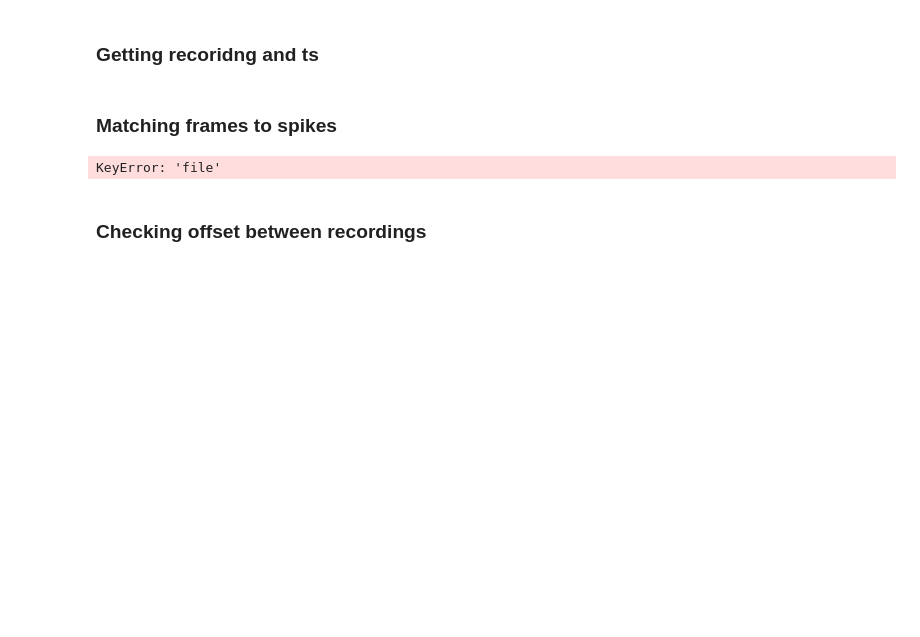
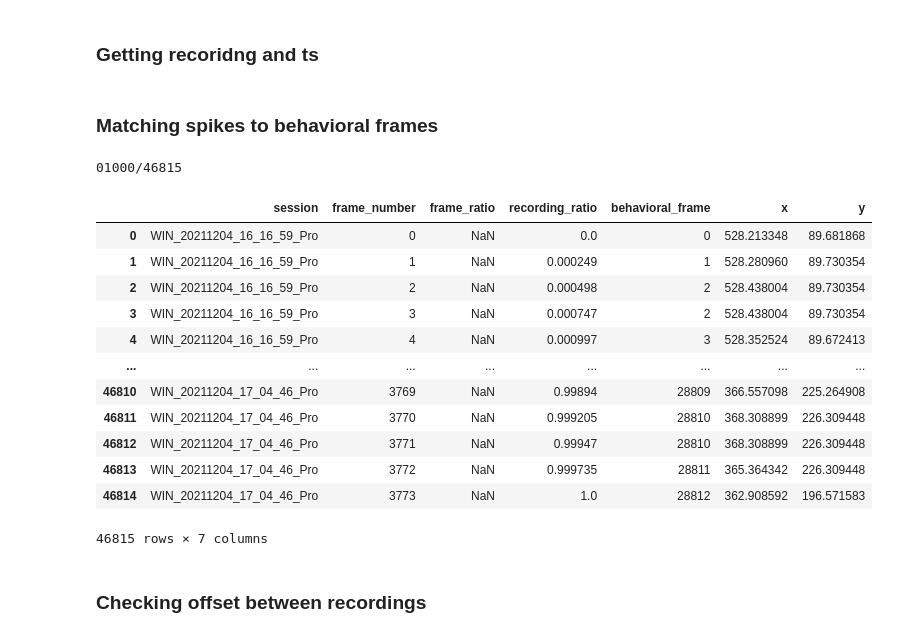
Before and after one commit to cantin-ortiz/cajal_inscopix, a Jupyter notebook: sync_neuronal_behavior.ipynb, the cells around one changed output. Cells and saved outputs as stored; diff of their text form; code cells hidden in the pictures; blank space fills up the shorter version.

```diff
--- a/sync_neuronal_behavior.ipynb
+++ b/sync_neuronal_behavior.ipynb
@@ -133,15 +140,40 @@ for i,r in df_frames.iterrows():
     df_dlc.loc[cursor:end_cursor, 'recording_ratio'] = df_dlc.loc[cursor:end_cursor, 'frame_number'] / (r['end_frame'] - r['start_frame'])
     cursor += (r['end_frame'] - r['start_frame'] + 1)
 # %% [markdown]
-### Matching frames to spikes
+### Matching spikes to behavioral frames
 # %%
+meta_spikes['behavioral_frame'] = 0
+meta_spikes['x'] = 0
+meta_spikes['y'] = 0
+
 for i,r in meta_spikes.iterrows():
     cur_session = r['session']
-    print(r['file'])
-    if i == 100:
-        break
+    if r['session'] == 'discarded':
+        continue
+    sub_df_dlc = df_dlc.query('session == @cur_session')
+    meta_spikes.loc[i,'behavioral_frame'] = sub_df_dlc.index[np.argmin(np.abs(r['recording_ratio'] - sub_df_dlc['recording_ratio']))]
+    meta_spikes.loc[i,'x'] = df_dlc.loc[meta_spikes.loc[i, 'behavioral_frame']]['xc']
+    meta_spikes.loc[i,'y'] = df_dlc.loc[meta_spikes.loc[i, 'behavioral_frame']]['yc']
+    if i%1000 == 0:
+        print('%05d/%d' % (i, meta_spikes.shape[0]))
 # %% [output]
-KeyError: 'file'
+01000/46815
+# %%
+meta_spikes
+# %% [output]
+|  | session | frame_number | frame_ratio | recording_ratio | behavioral_frame | x | y |
+| 0 | WIN_20211204_16_16_59_Pro | 0 | NaN | 0.0 | 0 | 528.213348 | 89.681868 |
+| 1 | WIN_20211204_16_16_59_Pro | 1 | NaN | 0.000249 | 1 | 528.280960 | 89.730354 |
+| 2 | WIN_20211204_16_16_59_Pro | 2 | NaN | 0.000498 | 2 | 528.438004 | 89.730354 |
+| 3 | WIN_20211204_16_16_59_Pro | 3 | NaN | 0.000747 | 2 | 528.438004 | 89.730354 |
+| 4 | WIN_20211204_16_16_59_Pro | 4 | NaN | 0.000997 | 3 | 528.352524 | 89.672413 |
+| ... | ... | ... | ... | ... | ... | ... | ... |
+| 46810 | WIN_20211204_17_04_46_Pro | 3769 | NaN | 0.99894 | 28809 | 366.557098 | 225.264908 |
+| 46811 | WIN_20211204_17_04_46_Pro | 3770 | NaN | 0.999205 | 28810 | 368.308899 | 226.309448 |
+| 46812 | WIN_20211204_17_04_46_Pro | 3771 | NaN | 0.99947 | 28810 | 368.308899 | 226.309448 |
+| 46813 | WIN_20211204_17_04_46_Pro | 3772 | NaN | 0.999735 | 28811 | 365.364342 | 226.309448 |
+| 46814 | WIN_20211204_17_04_46_Pro | 3773 | NaN | 1.0 | 28812 | 362.908592 | 196.571583 |
+46815 rows × 7 columns
 # %% [markdown]
 ### Checking offset between recordings
 # %%
```
Also changed, not shown: parts of 7 cells of this notebook.
